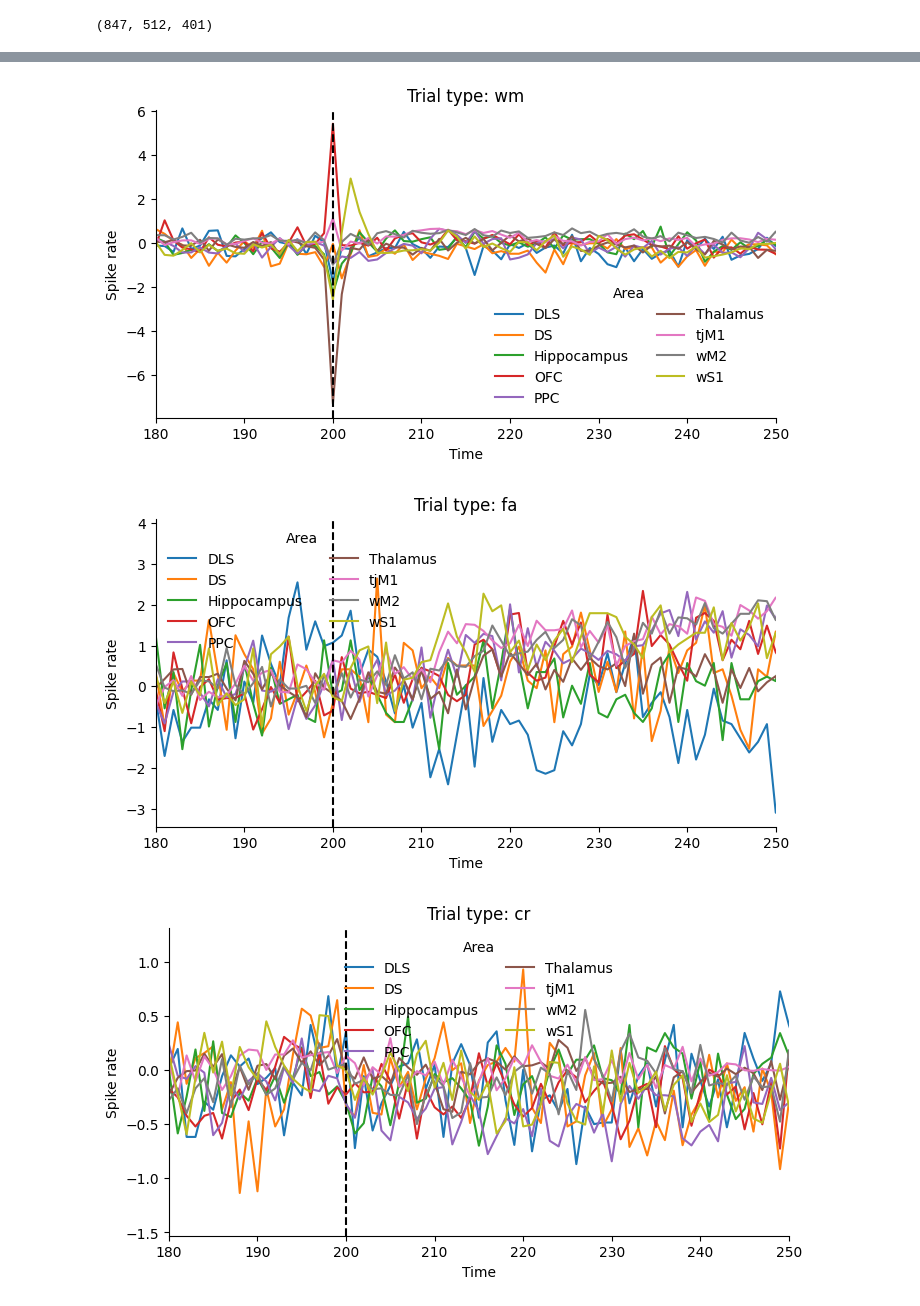
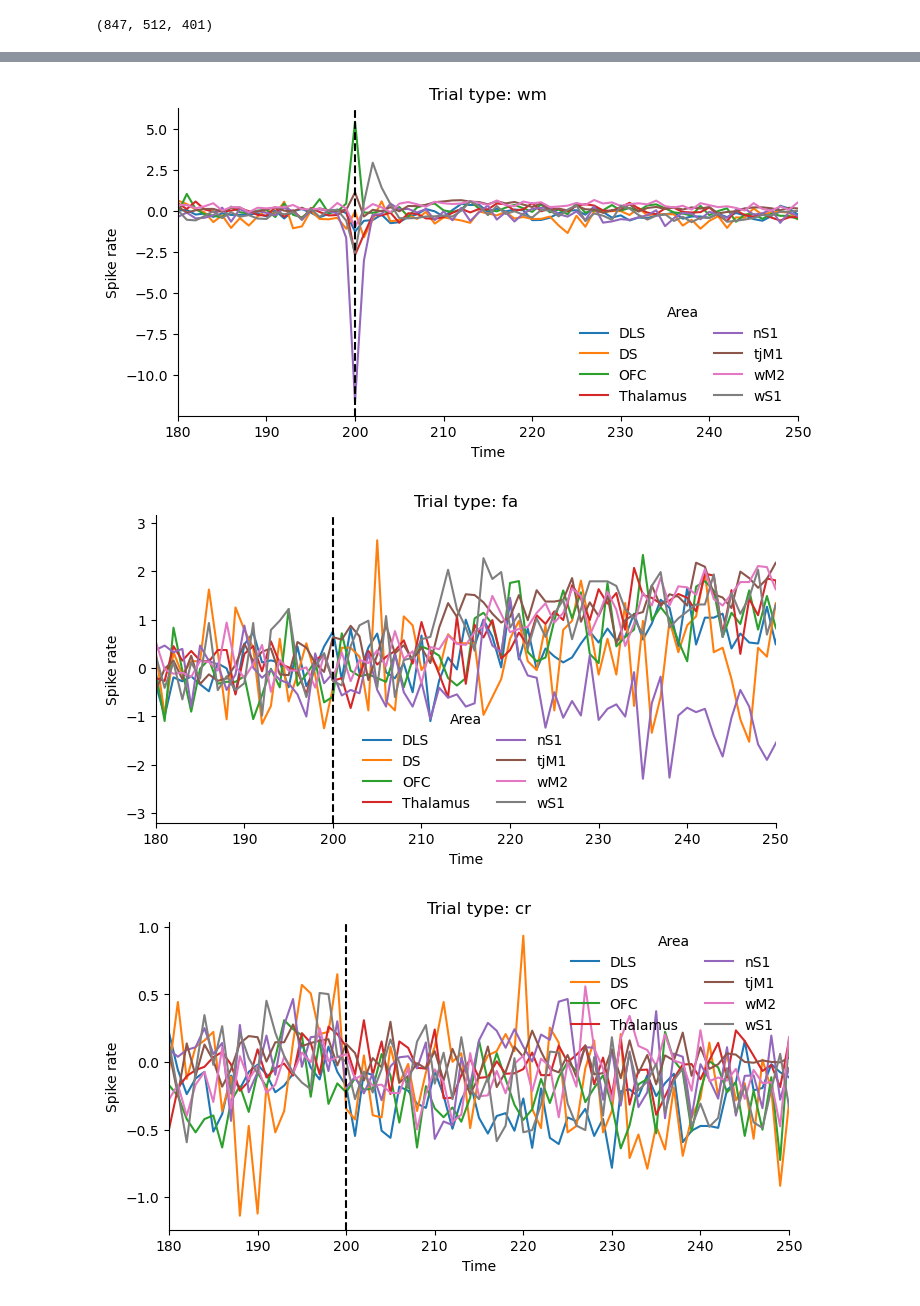
Before and after one commit to abisi/comm-project, a Jupyter notebook: code/data_psth.ipynb, the cells around one changed output, grey strips where cells are left out. Drawn from its saved outputs; the diff is of its cells as text; code cells hidden in the pictures.

```diff
--- a/code/data_psth.ipynb
+++ b/code/data_psth.ipynb
@@ -6,6 +6,6 @@ import numpy as np
 import matplotlib.pyplot as plt
 import pandas as pd
 # %%
-data_path =  '/home/teachinglab/Documents/comm-project/data'
+data_path =  r'C:\Users\alex.legariamacal\Downloads\fwcajalproject'
 print(os.listdir(data_path))
 # %% [output]
@@ -13,6 +13,4 @@ print(os.listdir(data_path))
 # %%
-data_path =  '/home/teachinglab/Documents/comm-project/data'
-
 
 # Load trial data
 fname = 'ab042_trial_data.csv'
@@ -37,7 +35,7 @@ trial_colors = {'ah':'mediumblue',
 # %% [markdown]
 #### Load neuron data
 # %%
-fname = 'ab042_cluster_spike_times.csv'
+fname = 'ab042_cluster_spike_times_2.csv'
 neuron_df = pd.read_csv(os.path.join(data_path,fname))
 neuron_df.head()
 # %% [output]
@@ -69,8 +65,10 @@ spike_array.shape
 # %%
 #### PSTHs
 
+all_psths = {}
+
 for trial_type in trial_type_list:
-
+    all_psths[trial_type] = {}
     trial_indices = trial_df[trial_df[trial_type]==1].index.values
 
     fig, ax = plt.subplots(1,1, figsize=(8,4), dpi=100)
@@ -82,9 +80,12 @@ for trial_type in trial_type_list:
         #print('Number of neurons:', len(neuron_indices))
 
         spike_array_sub = spike_array[neuron_indices][:,trial_indices,:]
+        all_psths[trial_type][area] = spike_array_sub
         spike_array_sub_bas = spike_array_sub[:,:,0:100]
         bas = np.mean(spike_array_sub_bas)
         #print('Sub array dim', spike_array_sub.shape)
+
+
 
         ax.plot((np.mean(spike_array_sub, axis=(0,1)) - bas) /0.01, label=area)
 
@@ -102,3 +103,3 @@ for trial_type in trial_type_list:
-[figure, old version]
+[figure, new version]
-[figure, old version]
+[figure, new version]
-[figure, old version]
+[figure, new version]
```
Also changed, not shown: parts of 19 cells of this notebook.
